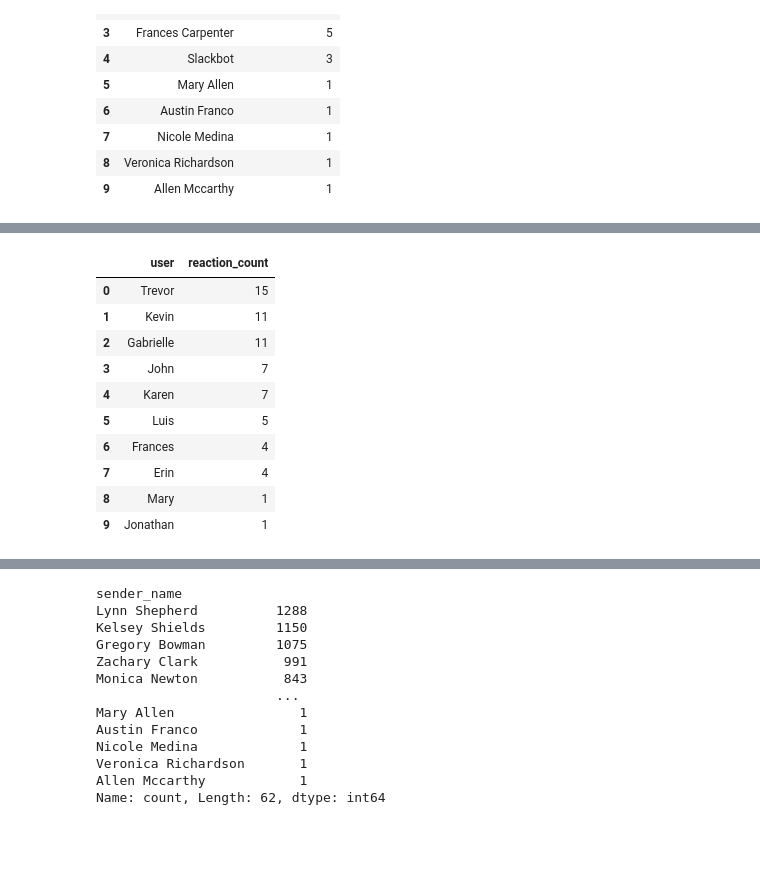
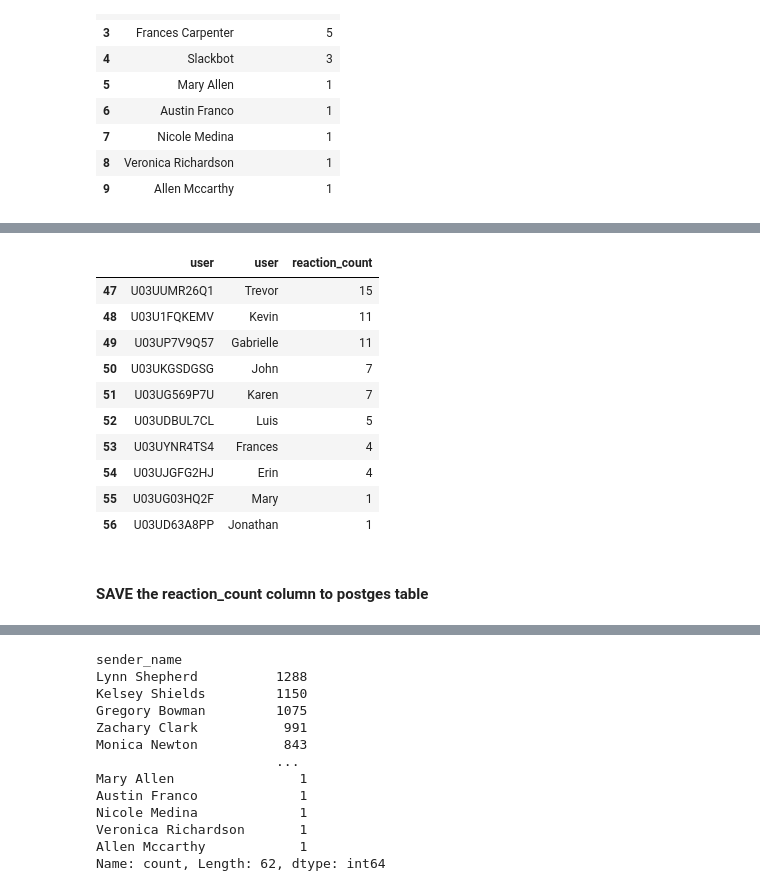
Before and after one commit to Azizadx/nasrallah-week0_10academy, a Jupyter notebook: notebooks/parse_slack_data.ipynb, the cells around one changed output, grey strips where cells are left out. Saved outputs shown, nothing was run; the diff lists cells and outputs as text; code cells hidden in the pictures; blank space fills up the shorter version.

```diff
--- a/notebooks/parse_slack_data.ipynb
+++ b/notebooks/parse_slack_data.ipynb
@@ -329,22 +343,23 @@ db.dispose()
 # %%
 DIR = '../anonymized/'
 sl = SlackDataLoader()
-all_reactions = []
 
-# Provide a list of channel names
-channel_list = sl.get_channels()
-channel_names = [channel_list[i]['name'] for i in range(len(channel_list))]
+def get_all_reaction():
+    all_reactions = []
 
-# Iterate through each channel name and parse reaction data
-for channel_name in channel_names:
-    data = sl.parse_slack_reaction(channel_name + "/")
-    all_reactions.append(data)
+    # Provide a list of channel names
+    channel_list = sl.get_channels()
+    channel_names = [channel_list[i]['name'] for i in range(len(channel_list))]
 
-reaction_dframe = pd.concat(all_reactions, ignore_index=True)
+    # Iterate through each channel name and parse reaction data
+    for channel_name in channel_names:
+        data = sl.parse_slack_reaction(channel_name + "/")
+        all_reactions.append(data)
+
+    reaction_dframe = pd.concat(all_reactions, ignore_index=True)
+    return reaction_dframe
 # %%
-# Who are the bottom 10 users by Reaction count?
 sl = SlackDataLoader()
-# Function to generate user mapping
 def generate_user_mapping(sl):
     users_map = sl.get_user_map()[0]
     user_names_list = pd.DataFrame({
@@ -353,17 +368,17 @@ def generate_user_mapping(sl):
     })
     return user_names_list
 
-def get_bottom_users_by_reaction(reaction_dframe, sl, N=10):
+def return_all_user_reaction():
+    reaction_dframe = get_all_reaction()
+    user_names_list = generate_user_mapping(sl)
     user_reaction_counts = reaction_dframe['user_id'].value_counts()
-    bottom_N_users = user_reaction_counts.tail(N)
 
-    user_names_list = generate_user_mapping(sl)
 
-    bottom_10_users_with_reaction_count = (
-        pd.DataFrame({'user': bottom_N_users.index, 'reaction_count': bottom_N_users.values})
+    # Merge user_reaction_counts with user_names_list
+    all_users_with_reaction_count = (
+        pd.DataFrame({'user': user_reaction_counts.index, 'reaction_count': user_reaction_counts.values})
         .merge(user_names_list, left_on='user', right_on='user_id', how='left')
         .rename(columns={'user_name': 'user'})
         .loc[:, ['user', 'reaction_count']]
     )
-
-    return bottom_10_users_with_reaction_count
+    return all_users_with_reaction_count
@@ -370,16 +404,22 @@ def get_bottom_users_by_reaction(reaction_dframe, sl, N=10):
+# %%
+def get_bottom_users_by_reaction(all_users_with_reaction_count, N=10):
+    bottom_users_with_reaction_count = all_users_with_reaction_count.tail(N)
+    return bottom_users_with_reaction_count
 # %%
-bottom_10_users_with_reaction_count = get_bottom_users_by_reaction(reaction_dframe, sl)
-pd.DataFrame(bottom_10_users_with_names)
+bottom_10_users_with_reaction_count = get_bottom_users_by_reaction(return_all_user_reaction())
+pd.DataFrame(bottom_10_users_with_reaction_count)
 # %% [output]
-|  | user | reaction_count |
-| 0 | Trevor | 15 |
-| 1 | Kevin | 11 |
-| 2 | Gabrielle | 11 |
-| 3 | John | 7 |
-| 4 | Karen | 7 |
-| 5 | Luis | 5 |
-| 6 | Frances | 4 |
-| 7 | Erin | 4 |
-| 8 | Mary | 1 |
-| 9 | Jonathan | 1 |
+|  | user | user | reaction_count |
+| 47 | U03UUMR26Q1 | Trevor | 15 |
+| 48 | U03U1FQKEMV | Kevin | 11 |
+| 49 | U03UP7V9Q57 | Gabrielle | 11 |
+| 50 | U03UKGSDGSG | John | 7 |
+| 51 | U03UG569P7U | Karen | 7 |
+| 52 | U03UDBUL7CL | Luis | 5 |
+| 53 | U03UYNR4TS4 | Frances | 4 |
+| 54 | U03UJGFG2HJ | Erin | 4 |
+| 55 | U03UG03HQ2F | Mary | 1 |
+| 56 | U03UD63A8PP | Jonathan | 1 |
+# %% [markdown]
+#### SAVE the reaction_count column to postges table
 # %%
```
Also changed, not shown: parts of 33 cells of this notebook, 4 other files.
